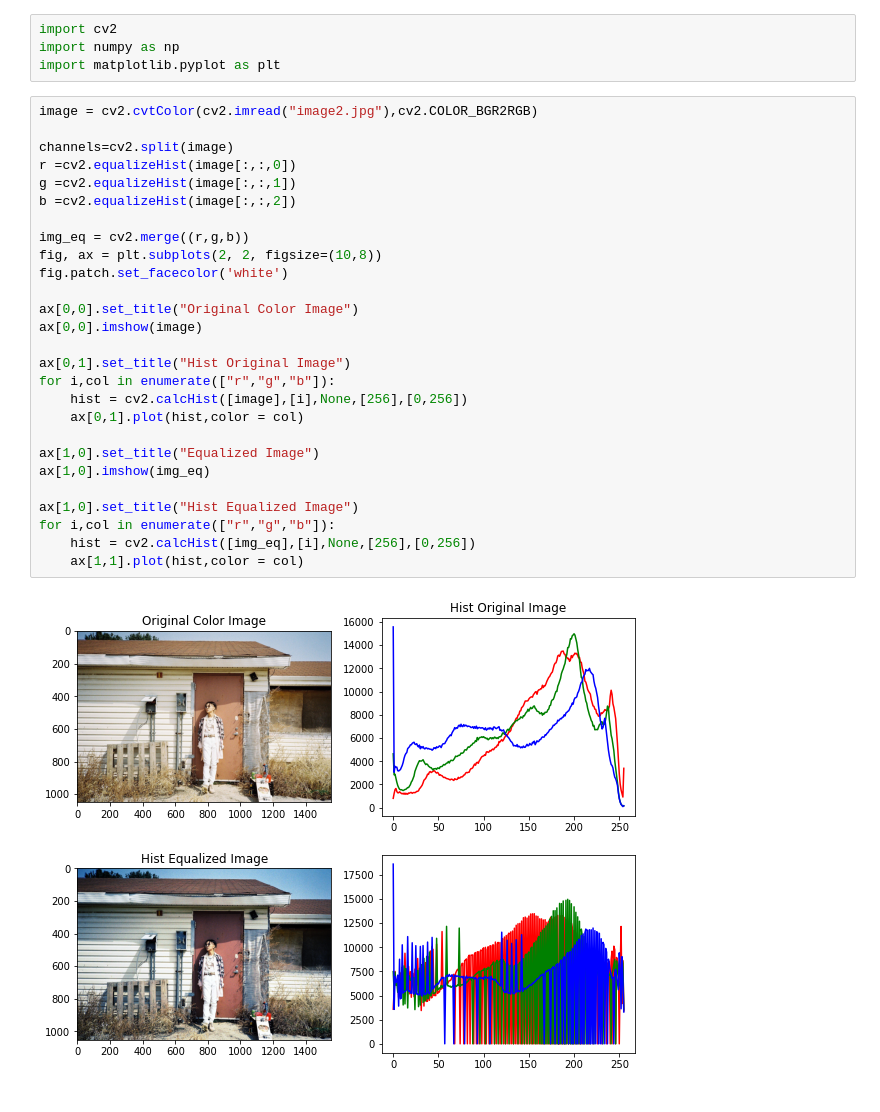
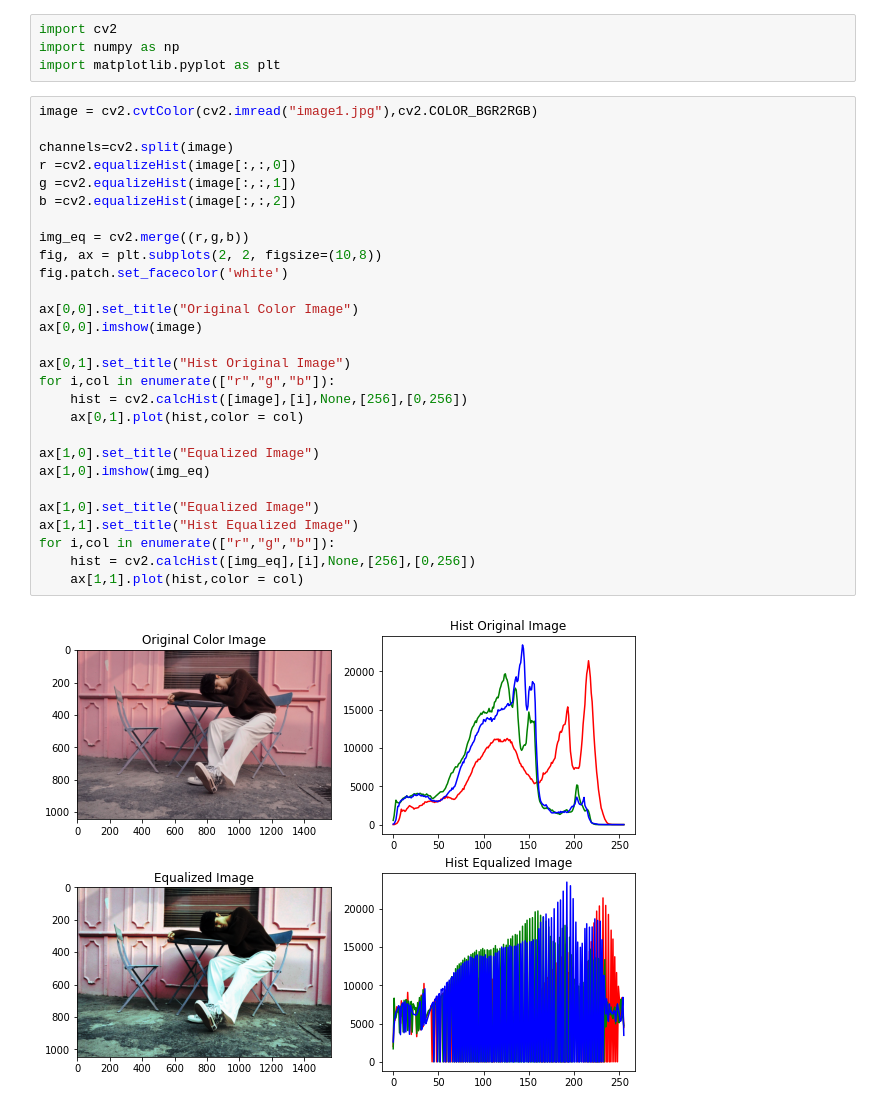
Before and after one commit to nathamon24/image-processing, a Jupyter notebook: Activity/Activity#3/Lab3.2.ipynb, the cells around one changed output. Drawn from its saved outputs; the diff is of its cells as text.

```diff
--- a/Activity/Activity#3/Lab3.2.ipynb
+++ b/Activity/Activity#3/Lab3.2.ipynb
@@ -3,31 +3,32 @@ import cv2
 import numpy as np
 import matplotlib.pyplot as plt
 # %%
-image = cv2.cvtColor(cv2.imread("image2.jpg"),cv2.COLOR_BGR2RGB)
+image = cv2.cvtColor(cv2.imread("image1.jpg"),cv2.COLOR_BGR2RGB)
 
 channels=cv2.split(image)
 r =cv2.equalizeHist(image[:,:,0])
 g =cv2.equalizeHist(image[:,:,1])
 b =cv2.equalizeHist(image[:,:,2])
 
 img_eq = cv2.merge((r,g,b))
 fig, ax = plt.subplots(2, 2, figsize=(10,8))
 fig.patch.set_facecolor('white')
 
 ax[0,0].set_title("Original Color Image")
 ax[0,0].imshow(image)
 
 ax[0,1].set_title("Hist Original Image")
 for i,col in enumerate(["r","g","b"]):
     hist = cv2.calcHist([image],[i],None,[256],[0,256])
     ax[0,1].plot(hist,color = col)
 
 ax[1,0].set_title("Equalized Image")
 ax[1,0].imshow(img_eq)
 
-ax[1,0].set_title("Hist Equalized Image")
+ax[1,0].set_title("Equalized Image")
+ax[1,1].set_title("Hist Equalized Image")
 for i,col in enumerate(["r","g","b"]):
     hist = cv2.calcHist([img_eq],[i],None,[256],[0,256])
     ax[1,1].plot(hist,color = col)
 # %% [output]
-[figure, old version]
+[figure, new version]
```
Also changed, not shown: parts of 1 cell of this notebook, 8 other files.
